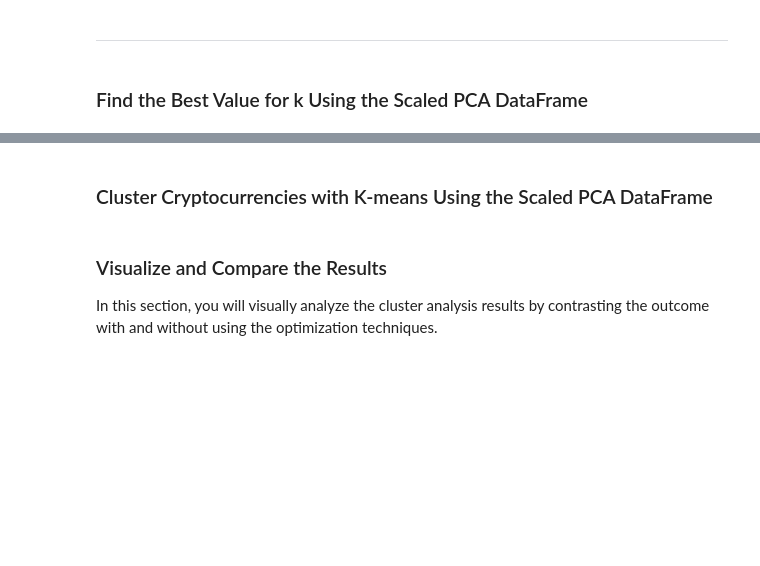
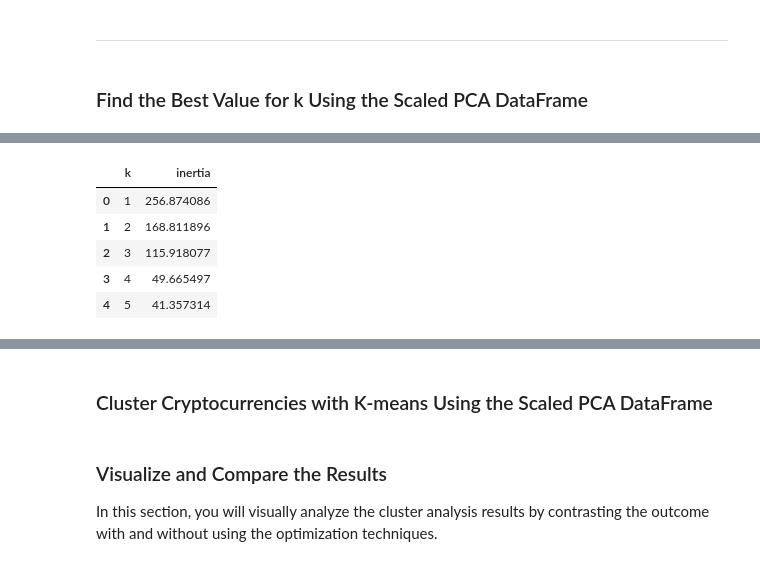
Before and after one commit to omomadcat/CryptoClustering, a Jupyter notebook: Crypto_Clustering.ipynb, the cells around one changed output, grey strips where cells are left out. Cells and saved outputs as stored; diff of their text form; code cells hidden in the pictures; blank space fills up the shorter version.

```diff
--- a/Crypto_Clustering.ipynb
+++ b/Crypto_Clustering.ipynb
@@ -312,7 +335,20 @@ df_pca_data.head()
 # %%
 # Create a dictionary with the data to plot the Elbow curve
+elbow_data_pca = {
+    "k": k_values_pca,
+    "inertia": inertia_values_pca
+}
 
 # Create a DataFrame with the data to plot the Elbow curve
+df_elbow_pca = pd.DataFrame(elbow_data_pca)
+df_elbow_pca.head()
+# %% [output]
+|  | k | inertia |
+| 0 | 1 | 256.874086 |
+| 1 | 2 | 168.811896 |
+| 2 | 3 | 115.918077 |
+| 3 | 4 | 49.665497 |
+| 4 | 5 | 41.357314 |
 # %%
 # Plot a line chart with all the inertia values computed with
 # the different values of k to visually identify the optimal value for k.
```
Also changed, not shown: parts of 4 cells of this notebook.
